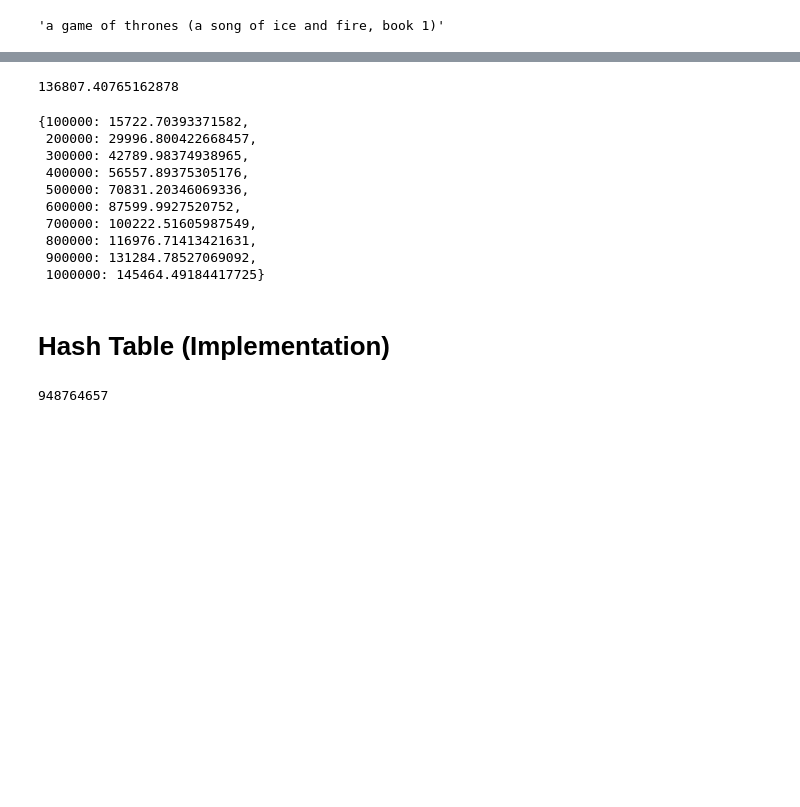
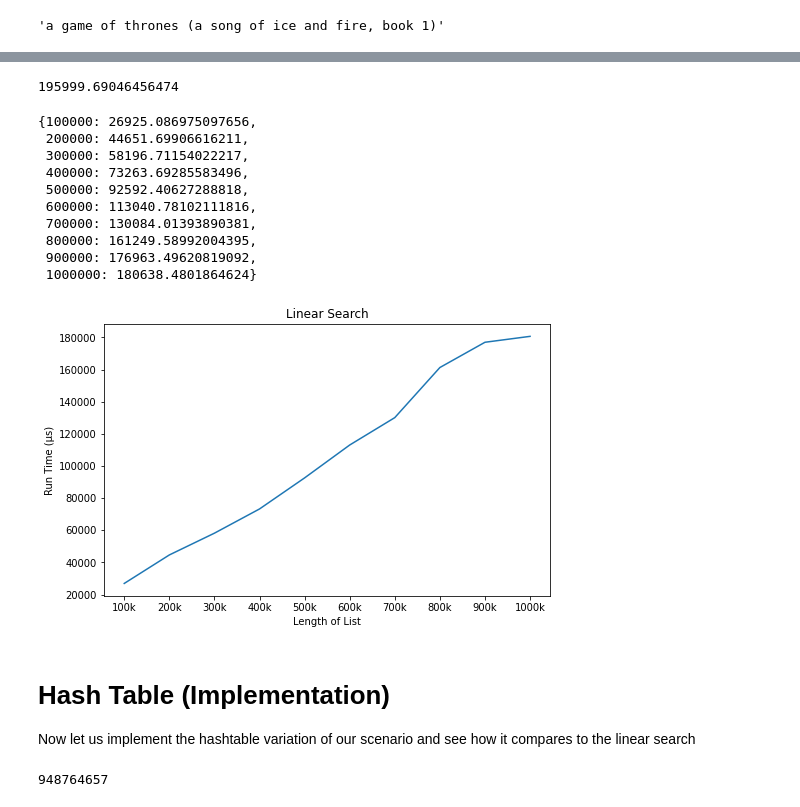
Before and after one commit to devendragovil/USFMSDS_610_Assignment6, a Jupyter notebook: HashTablesCodeDemo.ipynb, the cells around one changed output, grey strips where cells are left out. Cells and saved outputs as stored; diff of their text form; code cells hidden in the pictures; blank space fills up the shorter version.

```diff
--- a/HashTablesCodeDemo.ipynb
+++ b/HashTablesCodeDemo.ipynb
@@ -77,10 +87,12 @@ key_value_list = list(zip(df_books_to_use['Book-Title'], df_books_to_use['Book-A
 martin_tuple = key_value_list.pop(234411)
 # %%
 def generate_key_value_list(major_list, martin_tuple, num_entries=238964):
-    if num_entries>len(major_list)+1:
-        factor = ceil(num_entries/238964)
-        new_major_list = major_list*factor
-        return generate_key_value_list(new_major_list, martin_tuple, num_entries)
+    if num_entries > len(major_list) + 1:
+        factor = ceil(num_entries / 238964)
+        new_major_list = major_list * factor
+        return generate_key_value_list(new_major_list,
+                                       martin_tuple,
+                                       num_entries)
     else:
         list_to_return = random.sample(major_list, num_entries-1)
         list_to_return.append(martin_tuple)
@@ -102,13 +117,14 @@ def find_in_list(object_list, book_name):
         object_list: list[tup[str,str]]
         book_name: str
     Returns:
-        Return value is the ('Book-Title','Book-Author') tuple from the object_list
+        Return value is the
+        ('Book-Title','Book-Author') tuple from the object_list
     """
     book_name = book_name.lower()
     for entry in object_list:
         if book_name == entry[0]:
             return entry
-    return (0,0)
+    return (0, 0)
 # %%
 all_books_and_authors = generate_key_value_list(key_value_list, martin_tuple, 1_000_000)
 # %%
@@ -129,32 +145,51 @@ find_in_list(all_books_and_authors, GAME_OF_THRONES_BOOK)
 # %%
 timer_function(find_in_list, [all_books_and_authors, GAME_OF_THRONES_BOOK], 7 )
 # %% [output]
-136807.40765162878
+195999.69046456474
 # %%
 generated_data_sets={}
 for n in range(100_000,1_100_000, 100_000):
     generated_data_sets[n] = generate_key_value_list(key_value_list, martin_tuple, n)
 # %%
-linear_search_time= {}
+linear_search_time = {}
 for key in generated_data_sets:
-    dataset= generated_data_sets[key]
-    time_value = timer_function(find_in_list, [dataset, GAME_OF_THRONES_BOOK], 10)
+    dataset = generated_data_sets[key]
+    time_value = timer_function(find_in_list,
+                                [dataset, GAME_OF_THRONES_BOOK], 10)
     linear_search_time[key] = time_value
 # %%
 linear_search_time
 # %% [output]
-{100000: 15722.70393371582,
- 200000: 29996.800422668457,
- 300000: 42789.98374938965,
- 400000: 56557.89375305176,
- 500000: 70831.20346069336,
- 600000: 87599.9927520752,
- 700000: 100222.51605987549,
- 800000: 116976.71413421631,
- 900000: 131284.78527069092,
- 1000000: 145464.49184417725}
+{100000: 26925.086975097656,
+ 200000: 44651.69906616211,
+ 300000: 58196.71154022217,
+ 400000: 73263.69285583496,
+ 500000: 92592.40627288818,
+ 600000: 113040.78102111816,
+ 700000: 130084.01393890381,
+ 800000: 161249.58992004395,
+ 900000: 176963.49620819092,
+ 1000000: 180638.4801864624}
-# %% [markdown]
-# Hash Table (Implementation)
+# %%
+fig, ax = plt.subplots(figsize=(8,5))
+x = list(linear_search_time)
+y = linear_search_time.values()
+xlabel = [str(int(i/1000)) + 'k' for i in x]
+ax.plot(x,y)
+ax.set_xticks(x)
+ax.set_xticklabels(xlabel)
+
+ax.set_title('Linear Search')
+ax.set_xlabel('Length of List')
+ax.set_ylabel('Run Time (μs)')
+
+plt.show()
+# %% [output]
+[figure, added]
+# %% [markdown]
+# Hash Table (Implementation)
+
+Now let us implement the hashtable variation of our scenario and see how it compares to the linear search
 # %%
 def empty_hashtable(buckets):
     """
```
Also changed, not shown: parts of 23 cells of this notebook.
